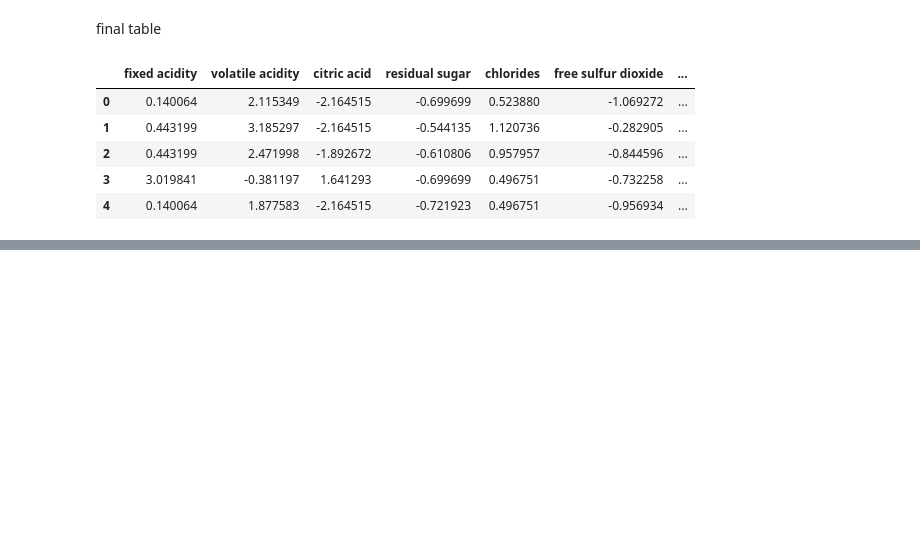
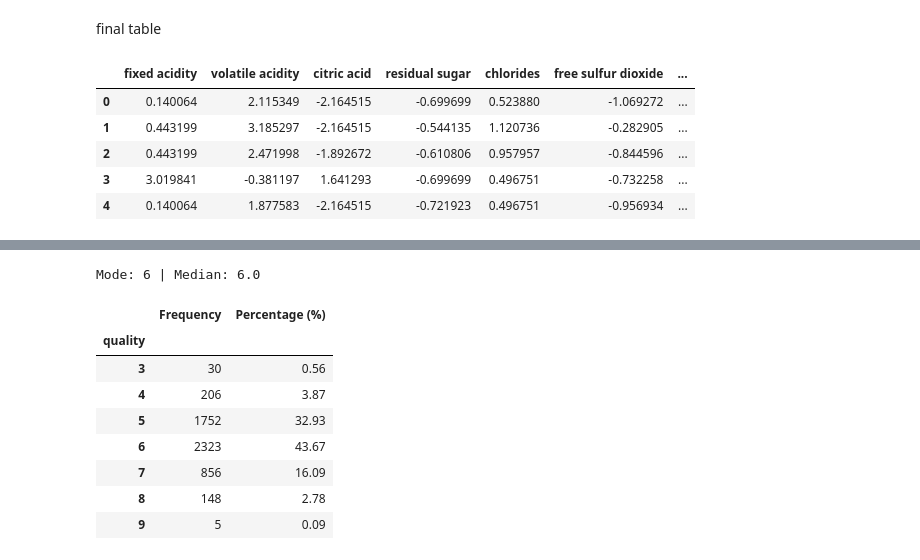
Before and after one commit to nvkhanh029/machine-learning-labwork, a Jupyter notebook: lab01-pca/lab01_wine_quality.ipynb, the cells around one changed output, grey strips where cells are left out. Cells and saved outputs as stored; diff of their text form; code cells hidden in the pictures; blank space fills up the shorter version.

```diff
--- a/lab01-pca/lab01_wine_quality.ipynb
+++ b/lab01-pca/lab01_wine_quality.ipynb
@@ -437,0 +474,16 @@ wine_std.head()
+# %%
+q_tab = wine['quality'].value_counts().sort_index().to_frame('Frequency')
+q_tab['Percentage (%)'] = (q_tab['Frequency'] / len(wine) * 100).round(2)
+print('Mode:', wine['quality'].mode()[0], '| Median:', wine['quality'].median())
+q_tab
+# %% [output]
+Mode: 6 | Median: 6.0
+|  | Frequency | Percentage (%) |
+| quality |  |  |
+| 3 | 30 | 0.56 |
+| 4 | 206 | 3.87 |
+| 5 | 1752 | 32.93 |
+| 6 | 2323 | 43.67 |
+| 7 | 856 | 16.09 |
+| 8 | 148 | 2.78 |
+| 9 | 5 | 0.09 |
```
Also changed, not shown: parts of 7 cells of this notebook.
